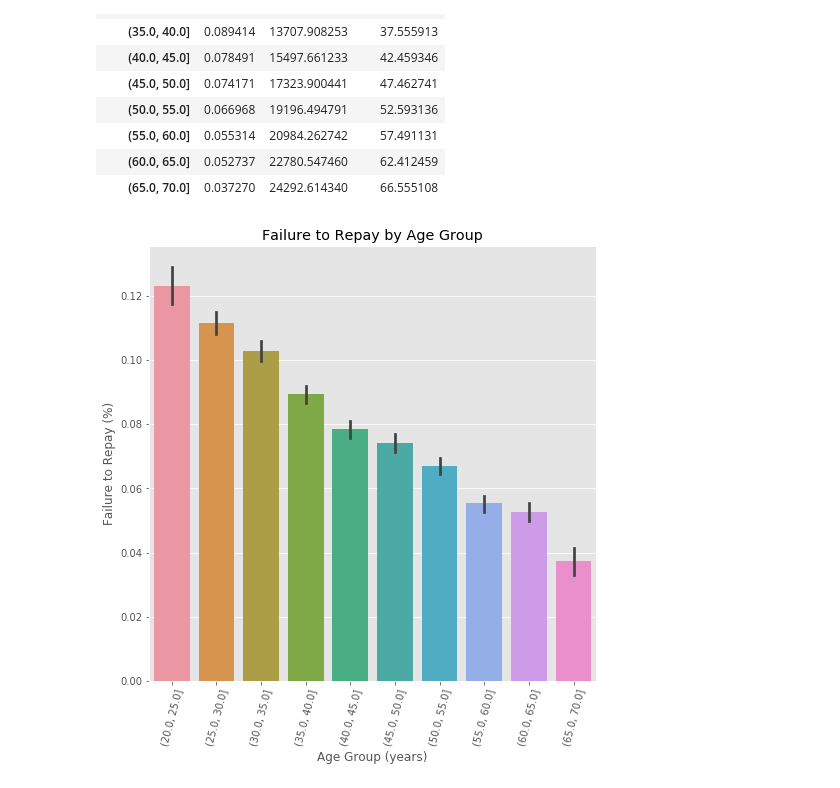
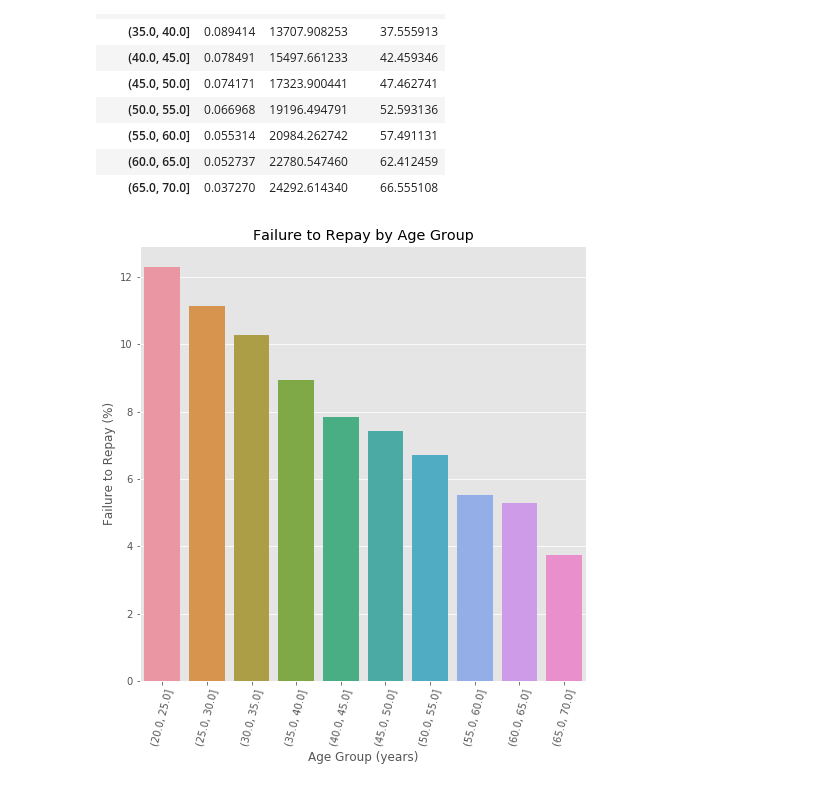
Before and after one commit to ML100Days/3rd-ML100Days, a Jupyter notebook: homework/Day_016_HW.ipynb, the cells around one changed output. Saved outputs shown, nothing was run; the diff lists cells and outputs as text; code cells hidden in the pictures.

```diff
--- a/homework/Day_016_HW.ipynb
+++ b/homework/Day_016_HW.ipynb
@@ -118,16 +118,16 @@ age_groups
 # %%
 plt.figure(figsize = (8, 8))
 
 # 以年齡區間為 x, target 為 y 繪製 barplot
 """
 Your Code Here
 """
-px = age_data['YEARS_BINNED']
-py = age_data['TARGET']
+px = age_groups.reset_index()['YEARS_BINNED']
+py = age_groups.reset_index()['TARGET'] *100
 sns.barplot(px, py)
 
 # Plot labeling
 plt.xticks(rotation = 75); plt.xlabel('Age Group (years)'); plt.ylabel('Failure to Repay (%)')
 plt.title('Failure to Repay by Age Group');
 # %% [output]
-[figure, old version]
+[figure, new version]
```
